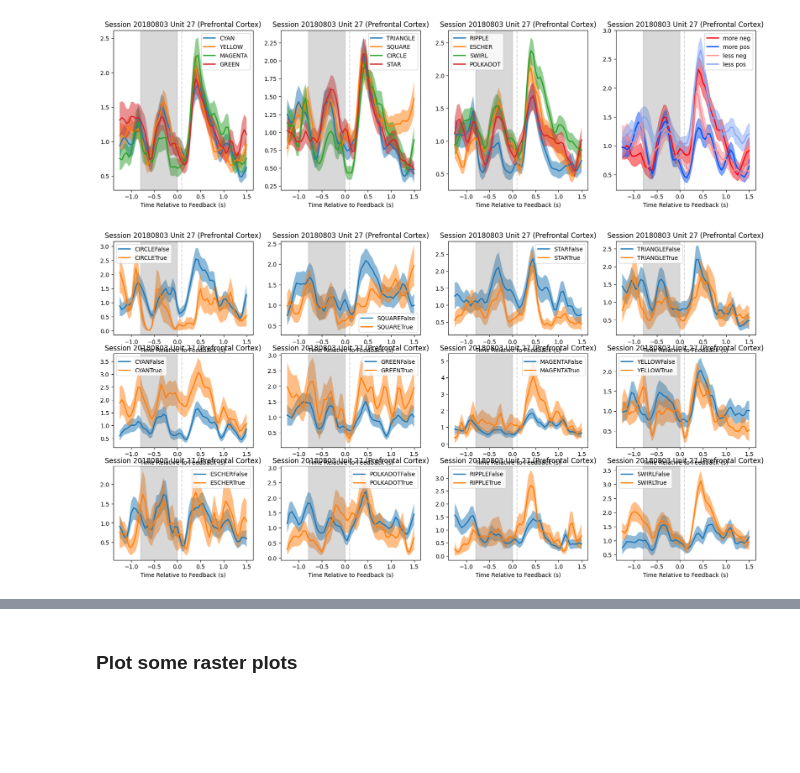
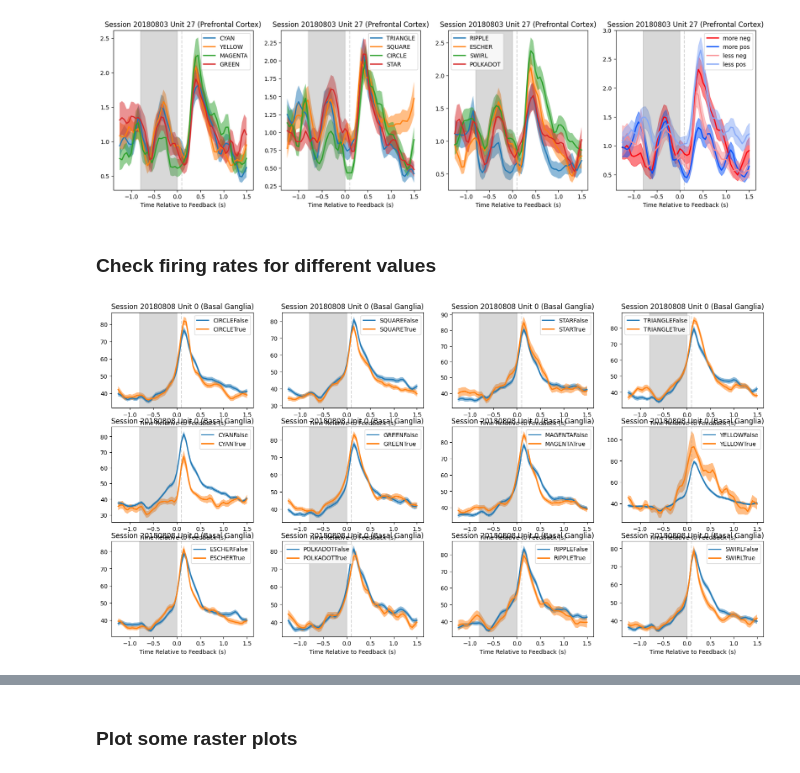
Before and after one commit to pqz317/wcst_decode, a Jupyter notebook: notebooks/20240405_examine_value_glms.ipynb, the cells around one changed output, grey strips where cells are left out. Cells and saved outputs as stored; diff of their text form; code cells hidden in the pictures; blank space fills up the shorter version.

Commit message:
run value glms for fixation

```diff
--- a/notebooks/20240405_examine_value_glms.ipynb
+++ b/notebooks/20240405_examine_value_glms.ipynb
@@ -125,6 +110,10 @@ unit_row = positions[positions.UnitID == unit_id].iloc[0]
 plot_features_frs_for_unit(unit_row)
 # %% [output]
 [figure]
+# %% [markdown]
+### Check firing rates for different values
+# %%
+positions = spike_utils.get_unit_positions(sessions)
 # %%
 threshold = 0.25
 def plot_unit_by_feature_value(unit_row, feature, ax):
@@ -142,7 +131,7 @@ def plot_unit_by_feature_value(unit_row, feature, ax):
     beh = beh[beh.Response == "Correct"]
     feature_dim = FEATURE_TO_DIM[feature]
     beh = beh[beh[feature_dim] == feature]
-    beh["ValueGroup"] = beh[feature] > threshold
+    beh["ValueGroup"] = beh[feature + "Value"] > threshold
     beh["ValueGroup"] = feature + beh["ValueGroup"].astype(str)
     pos = spike_utils.get_unit_positions_per_sess(session)
     pos = pos.fillna("unknown")
@@ -154,10 +143,11 @@ def plot_unit_by_feature_value(unit_row, feature, ax):
 
     visualization_utils.plot_mean_frs_by_group(session, unit_id, frs, beh, "ValueGroup", pos, ax, mode="FiringRate")
 # %%
-unit_row = positions[positions.UnitID == unit_id].iloc[0]
+pseudo_unit_id = 2018080800
+unit_row = positions[positions.PseudoUnitID == pseudo_unit_id].iloc[0]
 fig, axs = plt.subplots(3, 4, figsize=(20, 10))
 for i, feature in enumerate(FEATURES):
     ax = axs[int(i / 4), i % 4]
     plot_unit_by_feature_value(unit_row, feature, ax)
 # %% [output]
-[figure, old version]
+[figure, new version]
```
Also changed, not shown: parts of 6 cells of this notebook, 8 other files.
